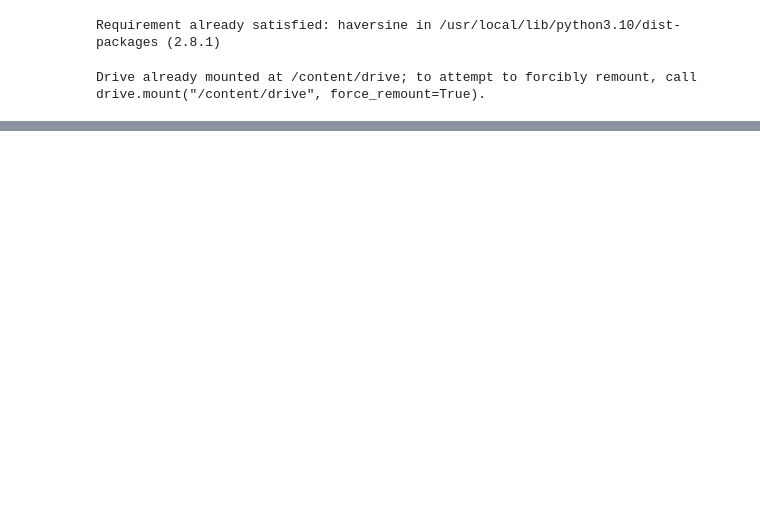
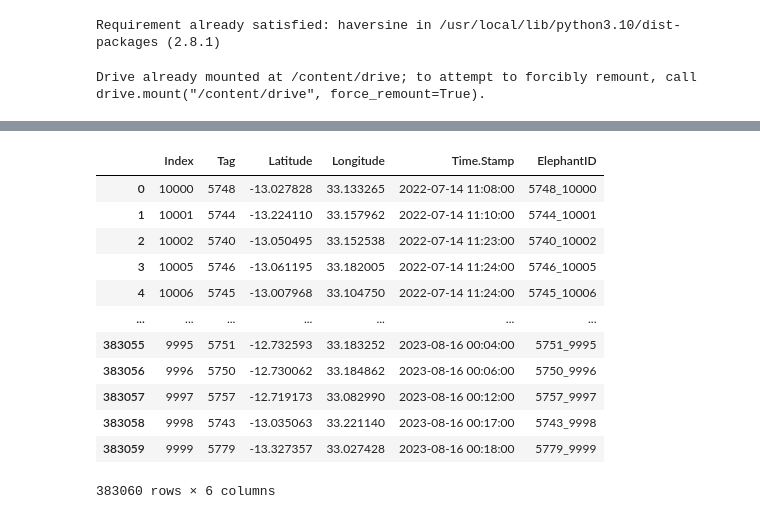
Before and after one commit to indhu68/Intro_to_DL_Project, a Jupyter notebook: Intro_to_DL_Project.ipynb, the cells around one changed output, grey strips where cells are left out. Cells and saved outputs as stored; diff of their text form; code cells hidden in the pictures; blank space fills up the shorter version.

```diff
--- a/Intro_to_DL_Project.ipynb
+++ b/Intro_to_DL_Project.ipynb
@@ -24,2 +40,19 @@ df['ElephantID'] = df['Tag'].astype(str) + '_' + df['Index'].astype(str)
+# %%
+df_new = df.drop(columns=[col for col in ['Type'] + list(df.columns)[6:20]])
+df_new
+# %% [output]
+|  | Index | Tag | Latitude | Longitude | Time.Stamp | ElephantID |
+| 0 | 10000 | 5748 | -13.027828 | 33.133265 | 2022-07-14 11:08:00 | 5748_10000 |
+| 1 | 10001 | 5744 | -13.224110 | 33.157962 | 2022-07-14 11:10:00 | 5744_10001 |
+| 2 | 10002 | 5740 | -13.050495 | 33.152538 | 2022-07-14 11:23:00 | 5740_10002 |
+| 3 | 10005 | 5746 | -13.061195 | 33.182005 | 2022-07-14 11:24:00 | 5746_10005 |
+| 4 | 10006 | 5745 | -13.007968 | 33.104750 | 2022-07-14 11:24:00 | 5745_10006 |
+| ... | ... | ... | ... | ... | ... | ... |
+| 383055 | 9995 | 5751 | -12.732593 | 33.183252 | 2023-08-16 00:04:00 | 5751_9995 |
+| 383056 | 9996 | 5750 | -12.730062 | 33.184862 | 2023-08-16 00:06:00 | 5750_9996 |
+| 383057 | 9997 | 5757 | -12.719173 | 33.082990 | 2023-08-16 00:12:00 | 5757_9997 |
+| 383058 | 9998 | 5743 | -13.035063 | 33.221140 | 2023-08-16 00:17:00 | 5743_9998 |
+| 383059 | 9999 | 5779 | -13.327357 | 33.027428 | 2023-08-16 00:18:00 | 5779_9999 |
+383060 rows × 6 columns
 # %%
 imputer = SimpleImputer(strategy='mean')
```
Also changed, not shown: parts of 6 cells of this notebook.
